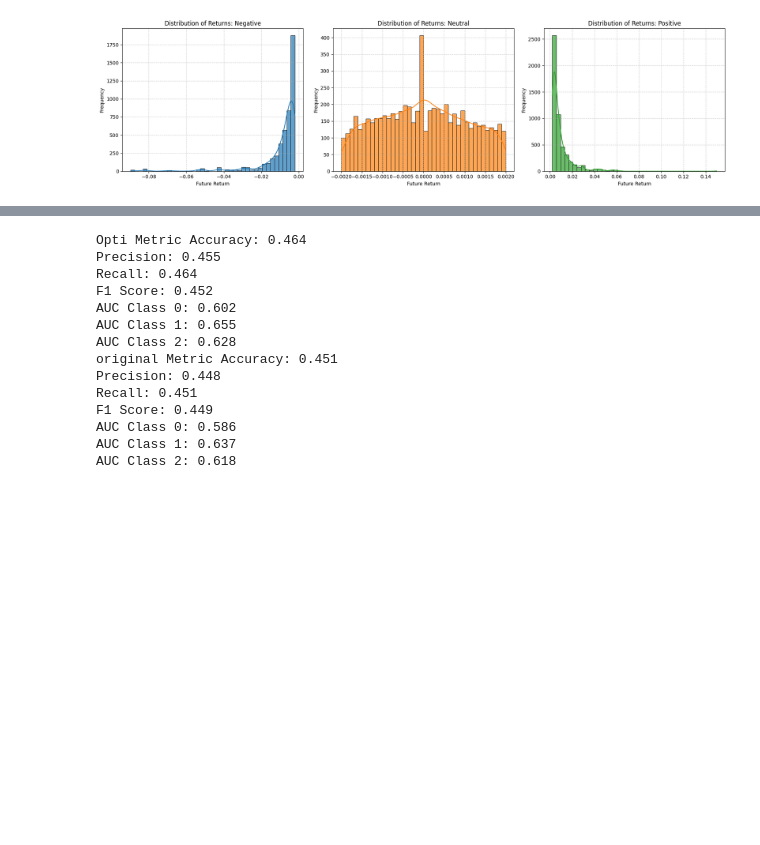
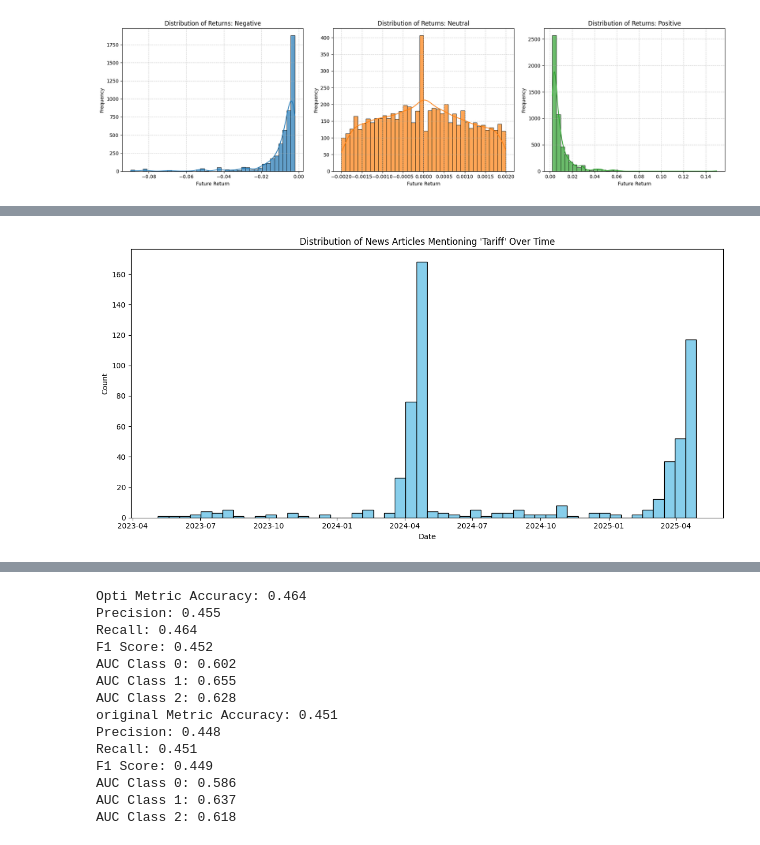
Before and after one commit to AndreasWendel/Examens, a Jupyter notebook: db checks.ipynb, the cells around one changed output, grey strips where cells are left out. Cells and saved outputs as stored; diff of their text form; code cells hidden in the pictures; blank space fills up the shorter version.

```diff
--- a/db checks.ipynb
+++ b/db checks.ipynb
@@ -1980,0 +2381,8 @@ Features contributing to the prediction: ['concern', 'etf', 'gain', 'last', 'min
+# %%
+# Drop overlapping columns from X_df before joining
+overlap_cols = data.columns.intersection(X_df.columns)
+X_df_no_overlap = X_df.drop(columns=overlap_cols, errors='ignore')
+
+# Join X_df to data using the index
+data_with_features = data.join(X_df_no_overlap, how='left')
+data_with_features.head()
@@ -1980,0 +2401,3 @@ Features contributing to the prediction: ['concern', 'etf', 'gain', 'last', 'min
+# %%
+tariff_dates = data_with_features.loc[data_with_features["tariff"] > 0, "future_time"]
+print(tariff_dates)
@@ -1980,0 +2417,17 @@ Features contributing to the prediction: ['concern', 'etf', 'gain', 'last', 'min
+# %%
+import pandas as pd
+
+import matplotlib.pyplot as plt
+
+# Convert tariff_dates to datetime if not already
+tariff_dates_dt = pd.to_datetime(tariff_dates)
+
+plt.figure(figsize=(12, 6))
+plt.hist(tariff_dates_dt, bins=50, color='skyblue', edgecolor='black')
+plt.title("Distribution of News Articles Mentioning 'Tariff' Over Time")
+plt.xlabel("Date")
+plt.ylabel("Count")
+plt.tight_layout()
+plt.show()
+# %% [output]
+[figure, added]
```
Also changed, not shown: parts of 64 cells of this notebook, 5 other files.
